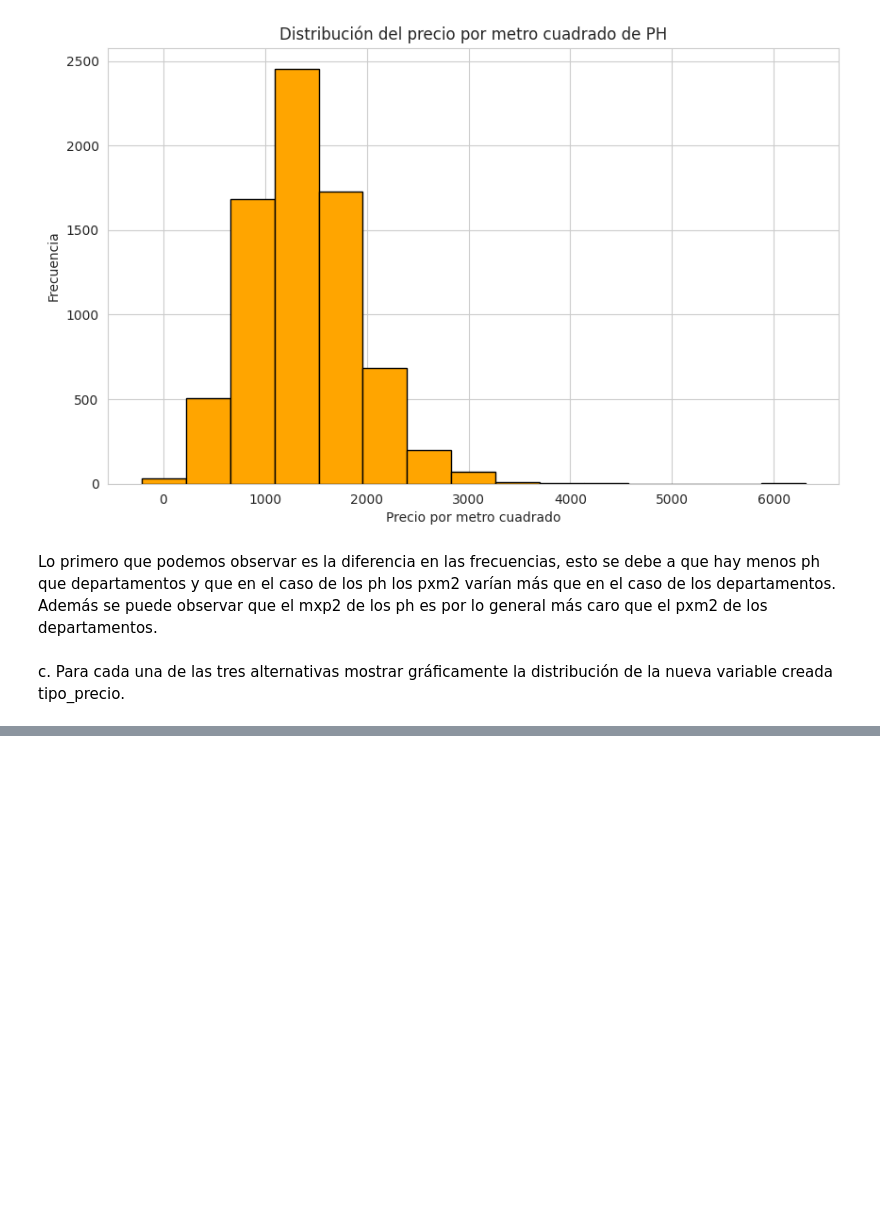
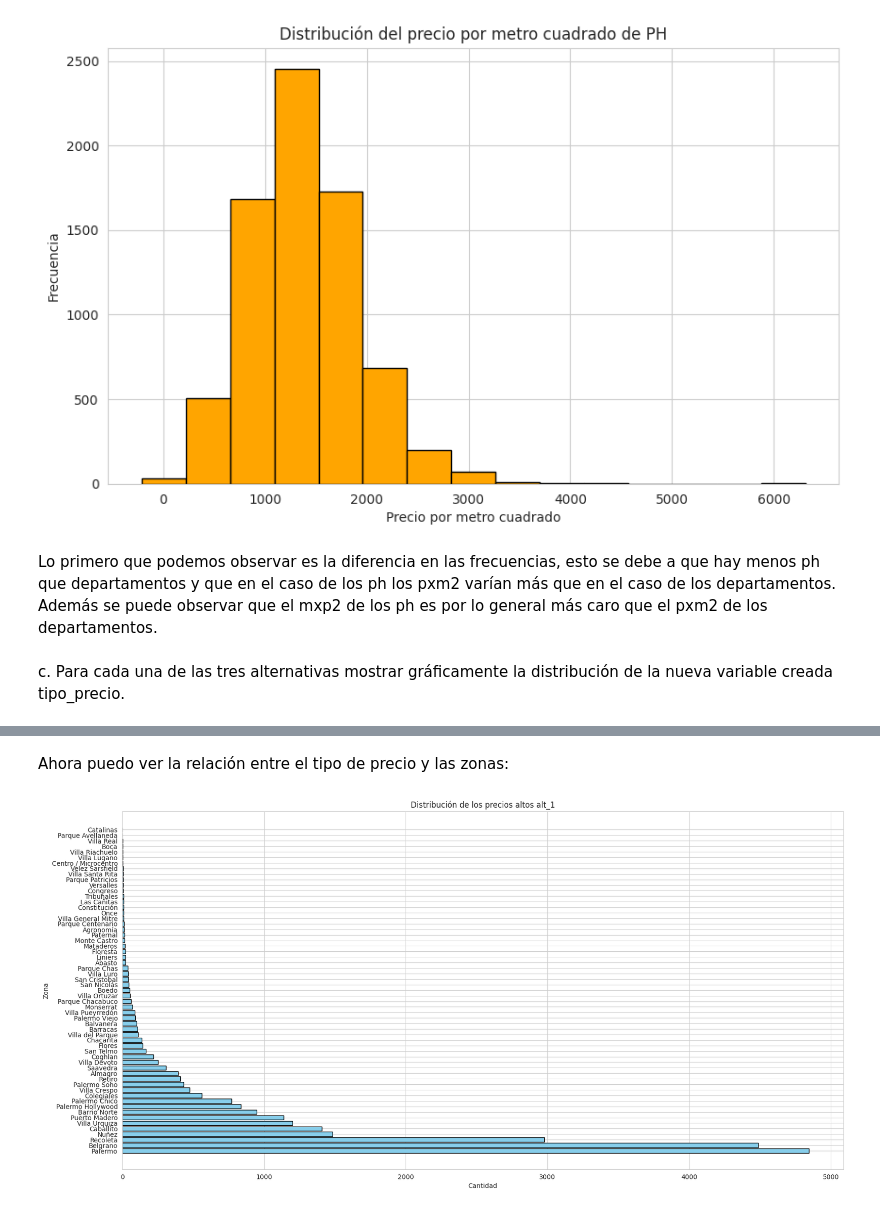
Before and after one commit to hmaldonado12/7506R-1C2024-GRUPO6, a Jupyter notebook: tp1/7506R_TP1_GRUPO06_ENTREGA.ipynb, the cells around one changed output, grey strips where cells are left out. Cells and saved outputs as stored; diff of their text form; code cells hidden in the pictures; blank space fills up the shorter version.

```diff
--- a/tp1/7506R_TP1_GRUPO06_ENTREGA.ipynb
+++ b/tp1/7506R_TP1_GRUPO06_ENTREGA.ipynb
@@ -1357,0 +1373,16 @@ nueva variable creada tipo_precio.
+# %% [markdown]
+Ahora puedo ver la relación entre el tipo de precio y las zonas:
+# %%
+alto = alt_1[alt_1.copy()['tipo_precio']=='alto']
+
+
+plt.figure(figsize=(20, 10))
+frecuencia_por_tipo = alto['zone'].value_counts()
+plt.barh(frecuencia_por_tipo.index, frecuencia_por_tipo, color='skyblue', edgecolor='black')
+plt.title('Distribución de los precios altos alt_1')
+plt.xlabel('Cantidad')
+plt.ylabel('Zona')
+plt.grid(True)
+plt.show()
+# %% [output]
+[figure, added]
```
Also changed, not shown: parts of 16 cells of this notebook.
